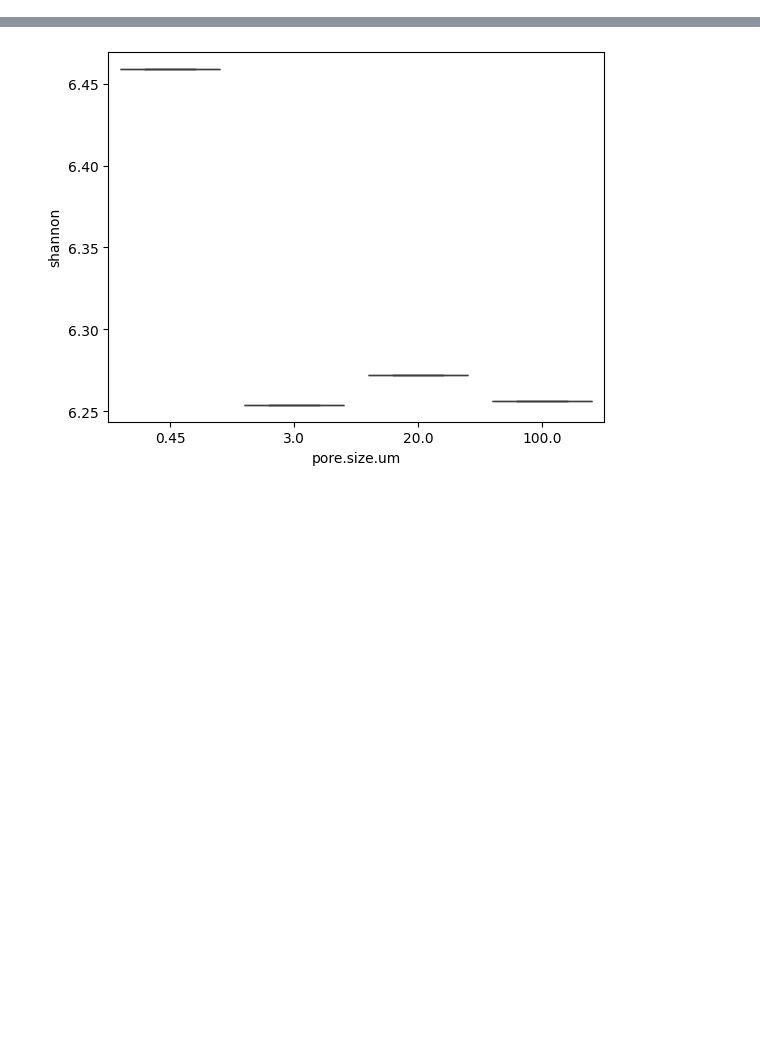
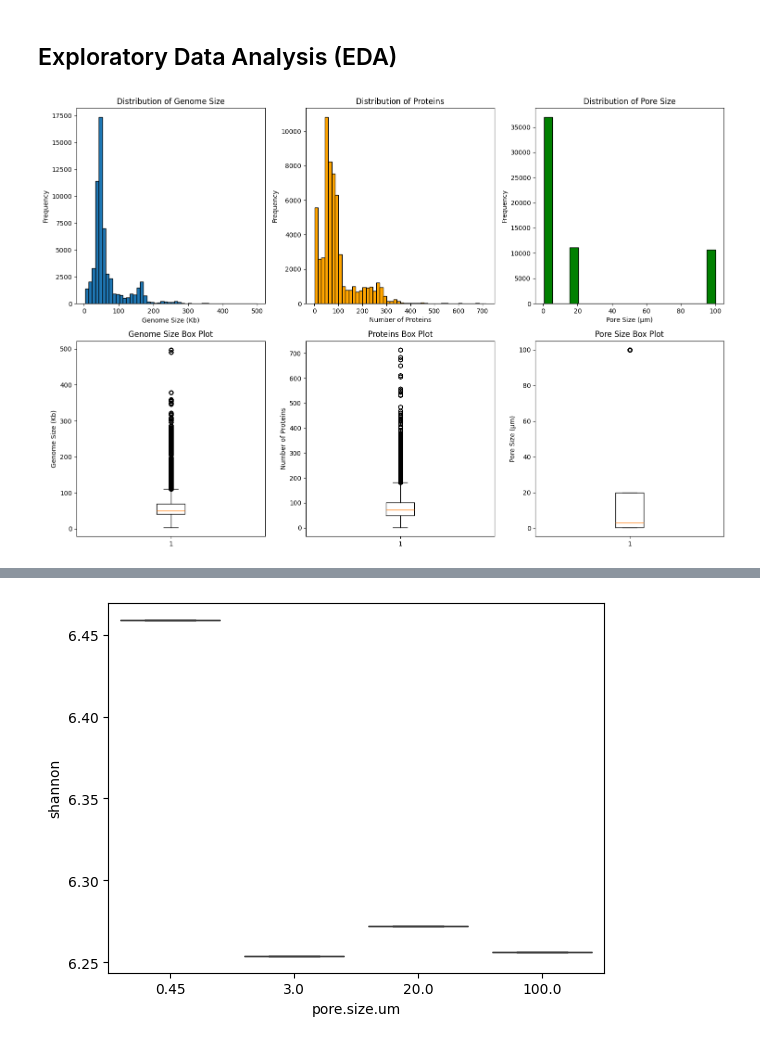
Before and after one commit to ademskey/CS_475_Project, a Jupyter notebook: analysis.ipynb, the cells around one changed output, grey strips where cells are left out. Drawn from its saved outputs; the diff is of its cells as text; code cells hidden in the pictures; blank space fills up the shorter version.

Commit message:
Added more EDA plots and observations

```diff
--- a/analysis.ipynb
+++ b/analysis.ipynb
@@ -96,0 +102,41 @@ For example, when doing 'df[col].method(value, inplace=True)', try using 'df.met
+# %% [markdown]
+## Exploratory Data Analysis (EDA)
+# %%
+# Distribution of genome size, proteins, and pore size
+fig, axes = plt.subplots(2, 3, figsize=(15, 10))
+
+# Genome size distribution
+axes[0, 0].hist(combined_dataset['Size (Kb)'], bins=50, edgecolor='black')
+axes[0, 0].set_xlabel('Genome Size (Kb)')
+axes[0, 0].set_ylabel('Frequency')
+axes[0, 0].set_title('Distribution of Genome Size')
+
+# Proteins distribution
+axes[0, 1].hist(combined_dataset['Proteins'], bins=50, edgecolor='black', color='orange')
+axes[0, 1].set_xlabel('Number of Proteins')
+axes[0, 1].set_ylabel('Frequency')
+axes[0, 1].set_title('Distribution of Proteins')
+
+# Pore Size distribution
+axes[0, 2].hist(combined_dataset['pore.size.um'].dropna(), bins=20, edgecolor='black', color='green')
+axes[0, 2].set_xlabel('Pore Size (μm)')
+axes[0, 2].set_ylabel('Frequency')
+axes[0, 2].set_title('Distribution of Pore Size')
+
+# box plots for outlier detection
+axes[1, 0].boxplot(combined_dataset['Size (Kb)'].dropna())
+axes[1, 0].set_ylabel('Genome Size (Kb)')
+axes[1, 0].set_title('Genome Size Box Plot')
+
+axes[1, 1].boxplot(combined_dataset['Proteins'].dropna())
+axes[1, 1].set_ylabel('Number of Proteins')
+axes[1, 1].set_title('Proteins Box Plot')
+
+axes[1, 2].boxplot(combined_dataset['pore.size.um'].dropna())
+axes[1, 2].set_ylabel('Pore Size (μm)')
+axes[1, 2].set_title('Pore Size Box Plot')
+
+plt.tight_layout()
+plt.show()
+# %% [output]
+[figure, added]
```
Also changed, not shown: parts of 12 cells of this notebook.
